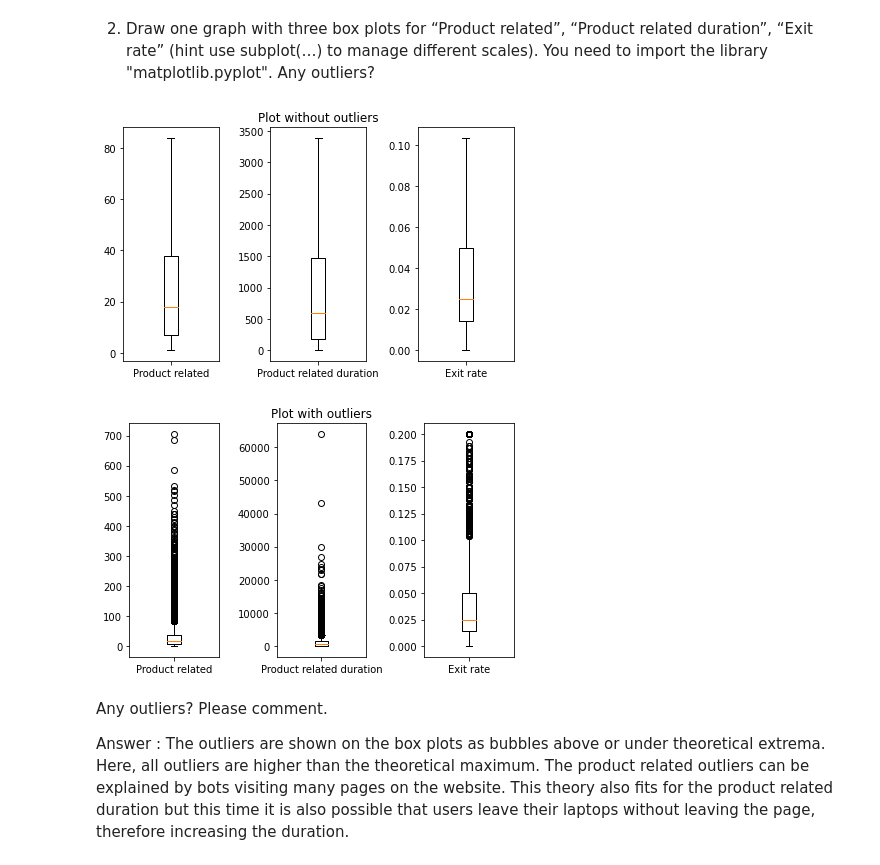
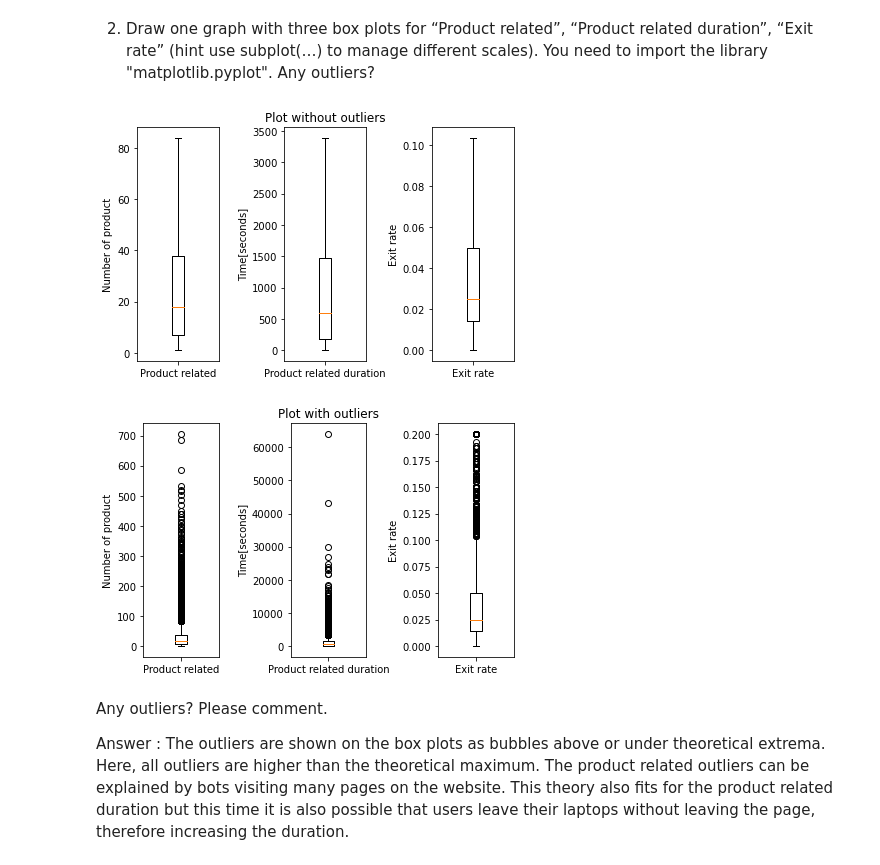
Before and after one commit to Smessens/SImonSimonHack, a Jupyter notebook: Hackathon1.ipynb, the cells around one changed output. Drawn from its saved outputs; the diff is of its cells as text; code cells hidden in the pictures.

```diff
--- a/Hackathon1.ipynb
+++ b/Hackathon1.ipynb
@@ -72,27 +72,33 @@ Quantiles 25%, median and 75 % : 0.014285714, 0.025124489, 0.05
 # %%
 import matplotlib.pyplot as plt
 plt.subplot(131)
 plt.boxplot(PR,labels=["Product related"],showfliers=False)
+plt.ylabel("Number of product")
 plt.subplot(132)
 plt.title("Plot without outliers")
 plt.boxplot(PRD,labels=["Product related duration"],showfliers=False)
+plt.ylabel("Time[seconds]")
 plt.subplot(133)
 plt.boxplot(ER,labels=["Exit rate"],showfliers=False)
+plt.ylabel("Exit rate")
 plt.tight_layout()
 plt.show()
 
 plt.subplot(131)
 plt.boxplot(PR,labels=["Product related"])
+plt.ylabel("Number of product")
 plt.subplot(132)
 plt.title("Plot with outliers")
 plt.boxplot(PRD,labels=["Product related duration"])
+plt.ylabel("Time[seconds]")
 plt.subplot(133)
 plt.boxplot(ER,labels=["Exit rate"])
+plt.ylabel("Exit rate")
 plt.tight_layout()
 plt.show()
 # %% [output]
-[figure, old version]
+[figure, new version]
-[figure, old version]
+[figure, new version]
 # %% [markdown]
 Any outliers? Please comment.
 
```
Also changed, not shown: parts of 5 cells of this notebook.
